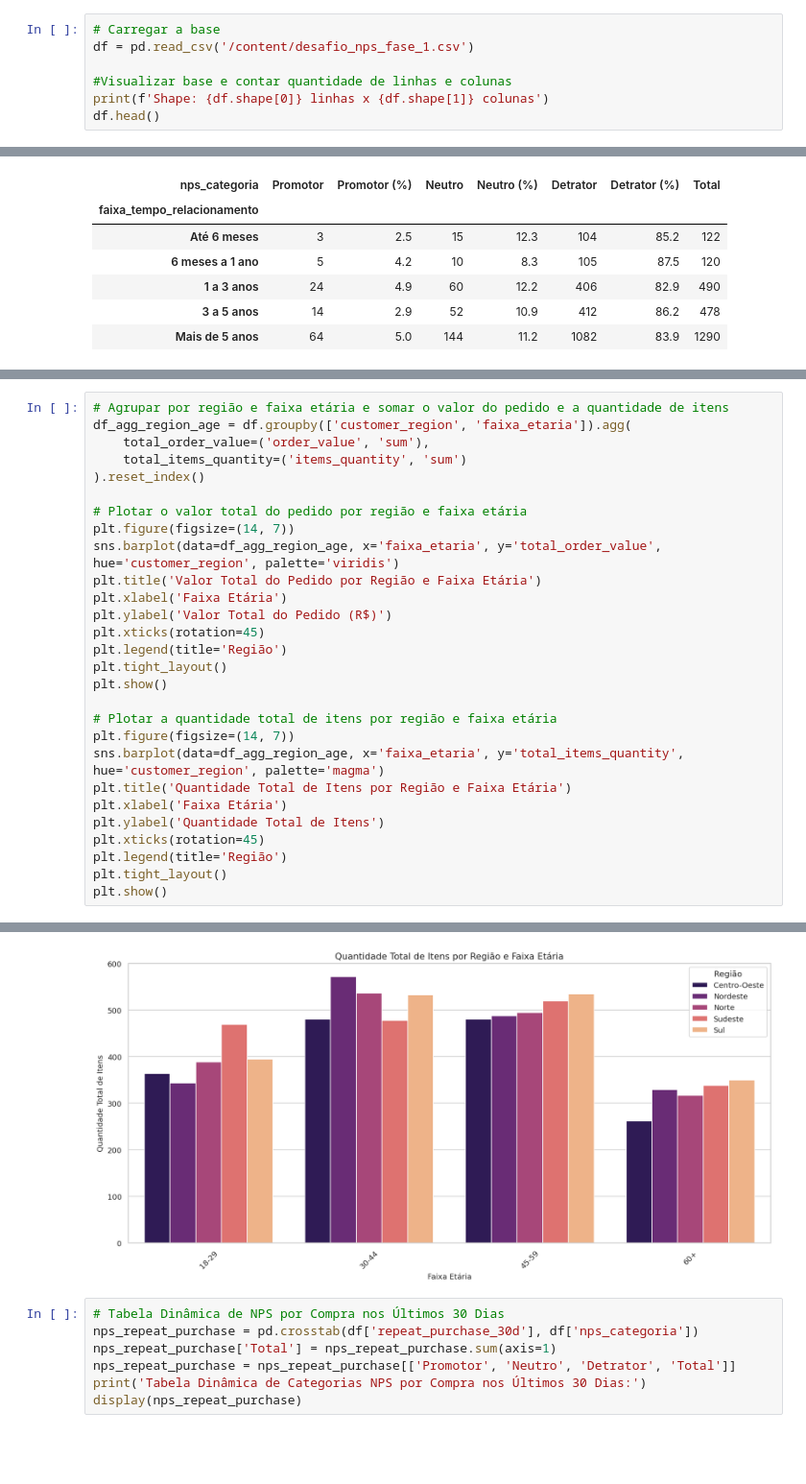
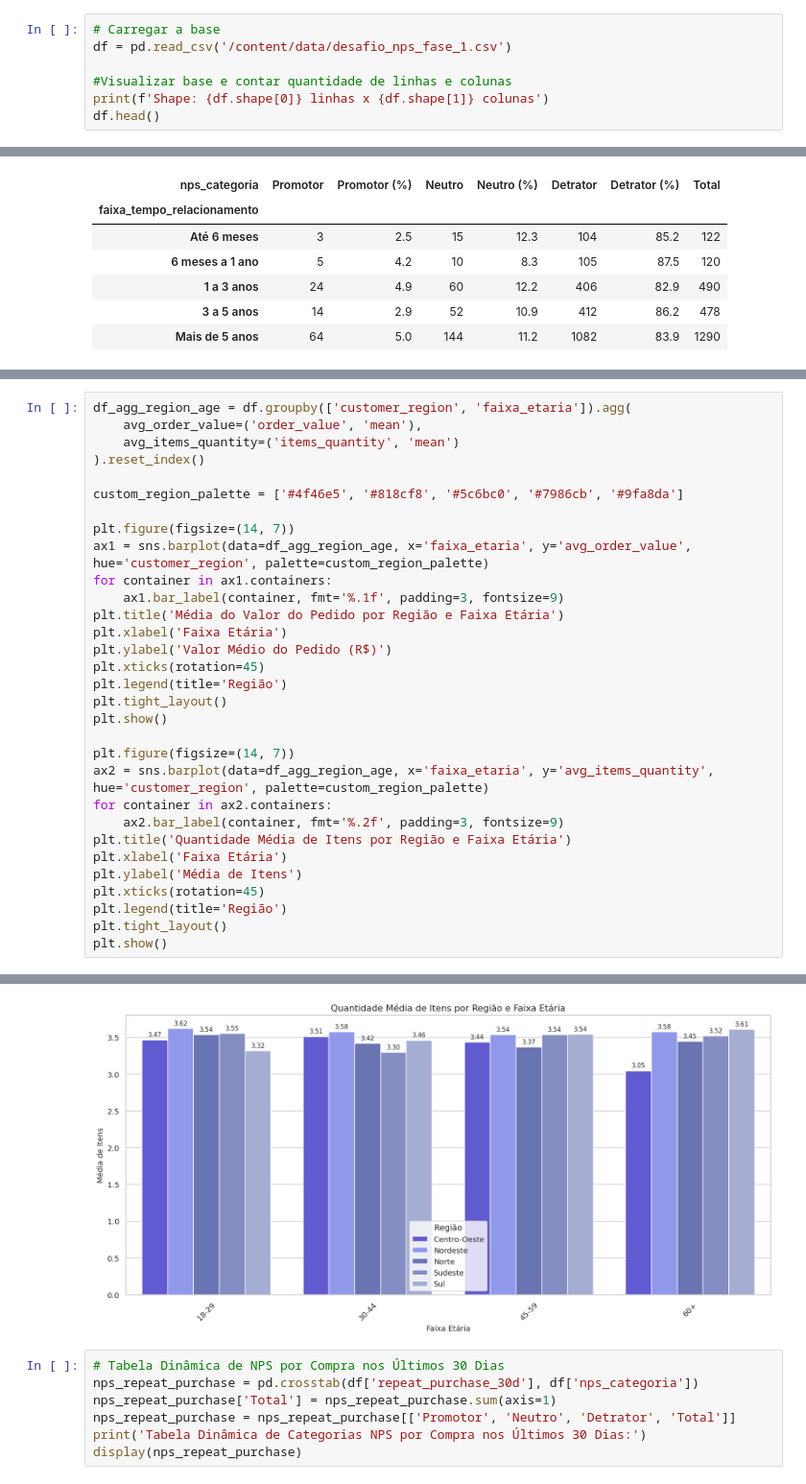
Before and after one commit to postechfiap018-ctrl/TECH_CHALLENGE_FASE1, a Jupyter notebook: EDA_TECHALLENGE_FASE1.ipynb, the cells around one changed output, grey strips where cells are left out. Shown at 96% size. Saved outputs shown, nothing was run; the diff lists cells and outputs as text; blank space fills up the shorter version.

```diff
--- a/EDA_TECHALLENGE_FASE1.ipynb
+++ b/EDA_TECHALLENGE_FASE1.ipynb
@@ -42,6 +38,6 @@ Sucesso!
 # %%
 # Carregar a base
-df = pd.read_csv('/content/desafio_nps_fase_1.csv')
+df = pd.read_csv('/content/data/desafio_nps_fase_1.csv')
 
 #Visualizar base e contar quantidade de linhas e colunas
 print(f'Shape: {df.shape[0]} linhas x {df.shape[1]} colunas')
@@ -543,29 +613,32 @@ Tabela Dinâmica de Tentativas de Entrega por Região:
 
 Para entender a contribuição de cada grupo demográfico e geográfico, vamos visualizar o valor total dos pedidos e a quantidade total de itens comprados por região e faixa etária.
 # %%
-# Agrupar por região e faixa etária e somar o valor do pedido e a quantidade de itens
 df_agg_region_age = df.groupby(['customer_region', 'faixa_etaria']).agg(
-    total_order_value=('order_value', 'sum'),
-    total_items_quantity=('items_quantity', 'sum')
+    avg_order_value=('order_value', 'mean'),
+    avg_items_quantity=('items_quantity', 'mean')
 ).reset_index()
 
-# Plotar o valor total do pedido por região e faixa etária
+custom_region_palette = ['#4f46e5', '#818cf8', '#5c6bc0', '#7986cb', '#9fa8da']
+
 plt.figure(figsize=(14, 7))
-sns.barplot(data=df_agg_region_age, x='faixa_etaria', y='total_order_value', hue='customer_region', palette='viridis')
-plt.title('Valor Total do Pedido por Região e Faixa Etária')
+ax1 = sns.barplot(data=df_agg_region_age, x='faixa_etaria', y='avg_order_value', hue='customer_region', palette=custom_region_palette)
+for container in ax1.containers:
+    ax1.bar_label(container, fmt='%.1f', padding=3, fontsize=9)
+plt.title('Média do Valor do Pedido por Região e Faixa Etária')
 plt.xlabel('Faixa Etária')
-plt.ylabel('Valor Total do Pedido (R$)')
+plt.ylabel('Valor Médio do Pedido (R$)')
 plt.xticks(rotation=45)
 plt.legend(title='Região')
 plt.tight_layout()
 plt.show()
 
-# Plotar a quantidade total de itens por região e faixa etária
 plt.figure(figsize=(14, 7))
-sns.barplot(data=df_agg_region_age, x='faixa_etaria', y='total_items_quantity', hue='customer_region', palette='magma')
-plt.title('Quantidade Total de Itens por Região e Faixa Etária')
+ax2 = sns.barplot(data=df_agg_region_age, x='faixa_etaria', y='avg_items_quantity', hue='customer_region', palette=custom_region_palette)
+for container in ax2.containers:
+    ax2.bar_label(container, fmt='%.2f', padding=3, fontsize=9)
+plt.title('Quantidade Média de Itens por Região e Faixa Etária')
 plt.xlabel('Faixa Etária')
-plt.ylabel('Quantidade Total de Itens')
+plt.ylabel('Média de Itens')
 plt.xticks(rotation=45)
 plt.legend(title='Região')
 plt.tight_layout()
@@ -575,4 +648,4 @@ plt.show()
-[figure, old version]
+[figure, new version]
 # %%
 # Tabela Dinâmica de NPS por Compra nos Últimos 30 Dias
 nps_repeat_purchase = pd.crosstab(df['repeat_purchase_30d'], df['nps_categoria'])
```
Also changed, not shown: parts of 33 cells of this notebook.
